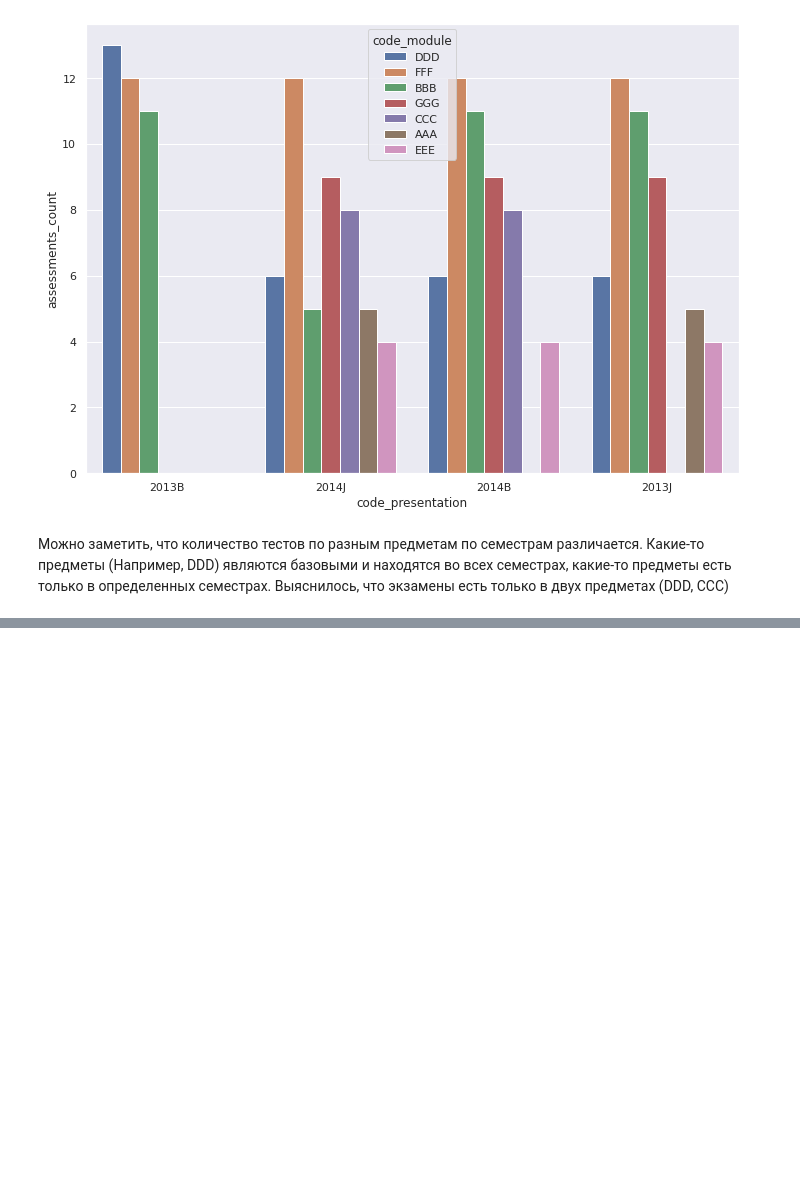
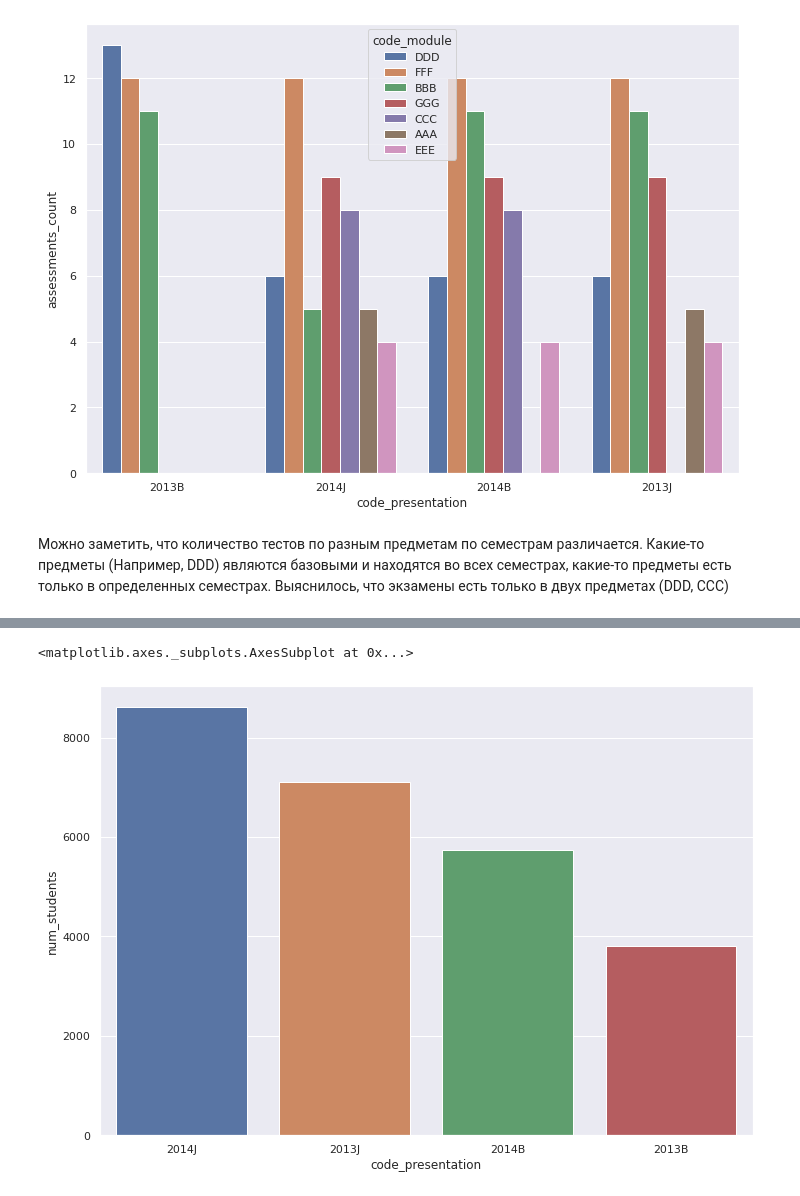
Before and after one commit to marchenko499/e-learning-analytics-, a Jupyter notebook: e-learning project.ipynb, the cells around one changed output, grey strips where cells are left out. Drawn from its saved outputs; the diff is of its cells as text; code cells hidden in the pictures; blank space fills up the shorter version.

```diff
--- a/e-learning project.ipynb
+++ b/e-learning project.ipynb
@@ -83,3 +106,12 @@ sns.barplot(data = assessments_count,x = 'code_presentation', y = 'assessments_c
 [figure]
 # %% [markdown]
 Можно заметить, что количество тестов по разным предметам по семестрам различается. Какие-то предметы (Например, DDD) являются базовыми и находятся во всех семестрах, какие-то предметы есть только в определенных семестрах. Выяснилось, что экзамены есть только в двух предметах (DDD, CCC)
+# %%
+#Теперь посмотрю на количество студентов по семестрам. Таким образом я попытаюсь сгруппировать семестры в курс.
+
+students_by_semester = (full_assessment.groupby('code_presentation', as_index = False)
+                                       .agg(num_students = ('id_student', 'nunique'))
+                                       .sort_values('num_students', ascending = False))
+
+
+students_by_semester.head().head()
@@ -85,0 +124,5 @@ sns.barplot(data = assessments_count,x = 'code_presentation', y = 'assessments_c
+# %%
+sns.barplot(data = students_by_semester, x = 'code_presentation', y = 'num_students')
+# %% [output]
+<matplotlib.axes._subplots.AxesSubplot at 0x...>
+[figure, added]
```
Also changed, not shown: parts of 14 cells of this notebook.
